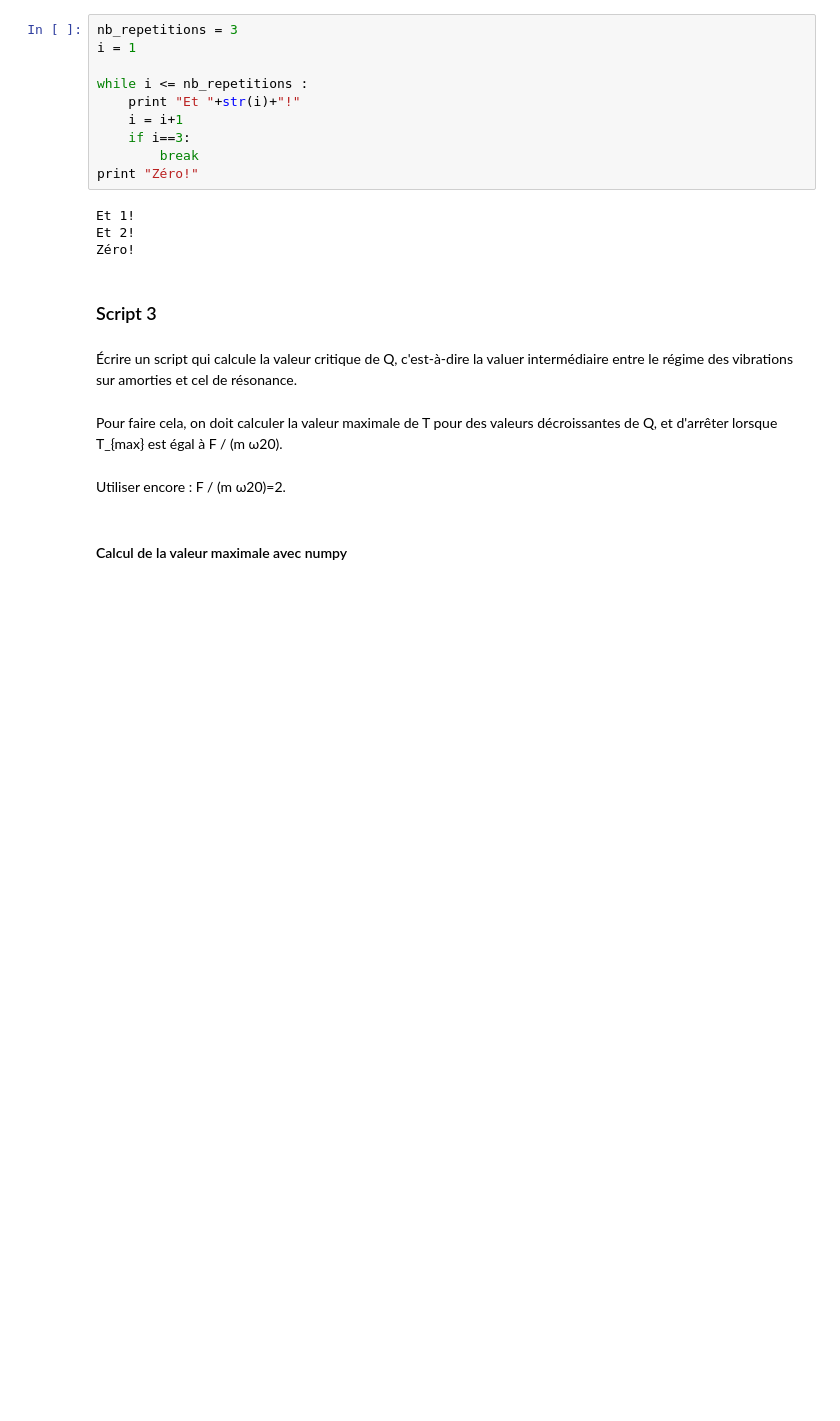
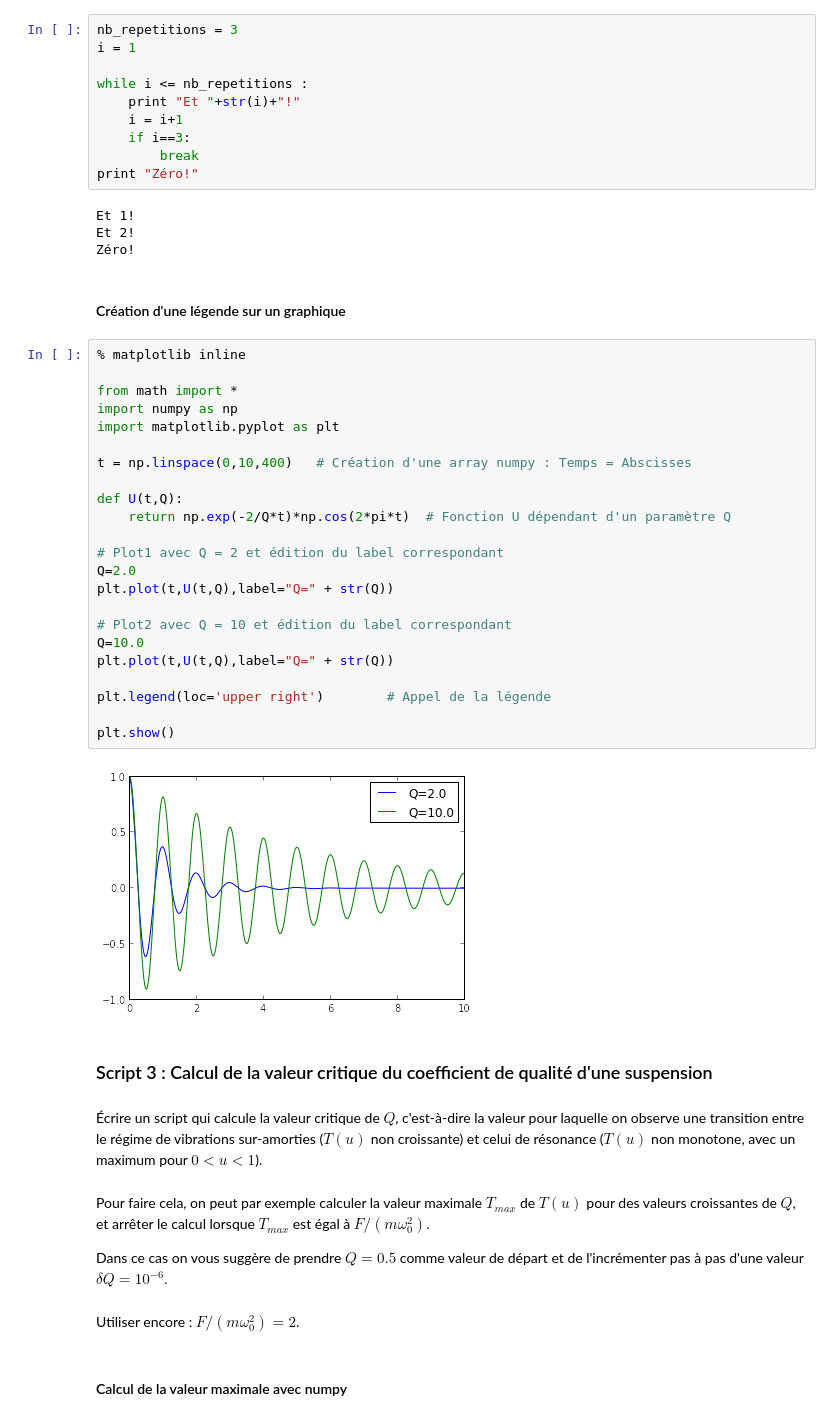
Before and after one commit to ecalzavarini/python-at-polytech-lille, a Jupyter notebook: Python-TP2-2014.ipynb, the cells around one changed output. Cells and saved outputs as stored; diff of their text form; blank space fills up the shorter version.

Commit message:
TP2 e script 4

```diff
--- a/Python-TP2-2014.ipynb
+++ b/Python-TP2-2014.ipynb
@@ -189,14 +187,43 @@ print "Zéro!"
 Et 1!
 Et 2!
 Zéro!
-# %% [markdown]
-### Script 3
+# %% [markdown]
+#### Création d'une légende sur un graphique
+# %%
+% matplotlib inline
+
+from math import *
+import numpy as np
+import matplotlib.pyplot as plt
+
+t = np.linspace(0,10,400)   # Création d'une array numpy : Temps = Abscisses
+
+def U(t,Q):
+    return np.exp(-2/Q*t)*np.cos(2*pi*t)  # Fonction U dépendant d'un paramètre Q
+
+# Plot1 avec Q = 2 et édition du label correspondant
+Q=2.0
+plt.plot(t,U(t,Q),label="Q=" + str(Q))
+
+# Plot2 avec Q = 10 et édition du label correspondant
+Q=10.0
+plt.plot(t,U(t,Q),label="Q=" + str(Q))
+
+plt.legend(loc='upper right')        # Appel de la légende
+
+plt.show()
+# %% [output]
+[figure, added]
+# %% [markdown]
+### Script 3 : Calcul de la valeur critique du coefficient de qualité d'une suspension
 # %% [markdown]
-Écrire un script qui calcule la valeur critique de Q, c'est-à-dire la valuer intermédiaire entre le régime des vibrations sur amorties et cel de résonance.
+Écrire un script qui calcule la valeur critique de $Q$, c'est-à-dire la valeur pour laquelle on observe une transition entre le régime de vibrations sur-amorties ($T(u)$ non croissante) et celui de résonance ($T(u)$ non monotone, avec un maximum pour $0< u < 1$).
 # %% [markdown]
-Pour faire cela, on doit calculer la valeur maximale de T pour des valeurs décroissantes de Q, et d'arrêter lorsque T_{max} est égal à F / (m ω20).
+Pour faire cela, on peut par exemple calculer la valeur maximale $T_{max}$ de $T(u)$ pour des valeurs croissantes de $Q$, et arrêter le calcul lorsque $T_{max}$ est égal à $F / (m \omega_0^2)$.
+
+Dans ce cas on vous suggère de prendre $Q=0.5$ comme valeur de départ et de l'incrémenter  pas à pas d'une valeur $\delta Q = 10^{-6}$.
 # %% [markdown]
-Utiliser encore : F / (m ω20)=2.
+Utiliser encore : $F / (m \omega_0^2)=2$.
 # %% [markdown]
 #### Calcul de la valeur maximale avec numpy
 # %% [markdown]
```
Also changed, not shown: parts of 26 cells of this notebook, 1 other file.
